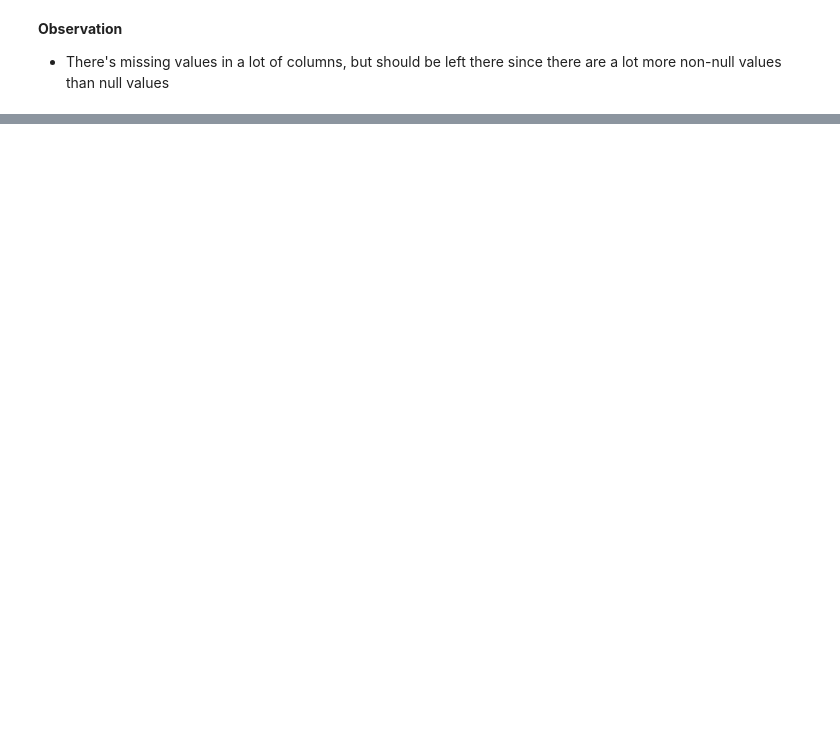
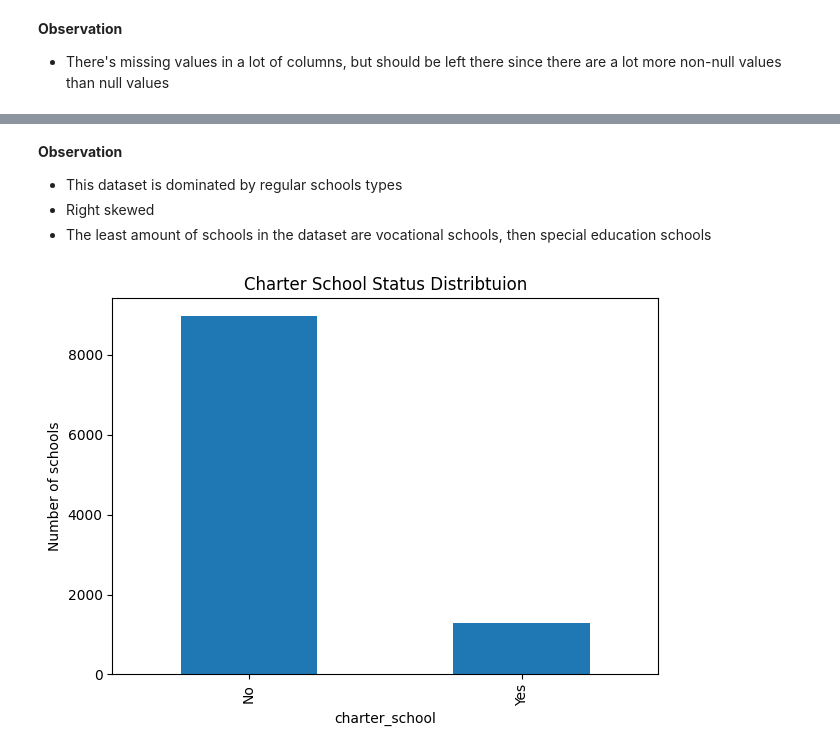
Before and after one commit to rodney-hong/eds-6340-project, a Jupyter notebook: Team 4_Midterm Project.ipynb, the cells around one changed output, grey strips where cells are left out. Drawn from its saved outputs; the diff is of its cells as text; code cells hidden in the pictures; blank space fills up the shorter version.

```diff
--- a/Team 4_Midterm Project.ipynb
+++ b/Team 4_Midterm Project.ipynb
@@ -971,0 +1189,13 @@ df.isnull().sum()
+# %% [markdown]
+**Observation**
+- This dataset is dominated by regular schools types
+- Right skewed
+- The least amount of schools in the dataset are vocational schools, then special education schools
+# %%
+df['charter_school'].value_counts(dropna=False).plot(kind='bar')
+plt.title('Charter School Status Distribtuion')
+plt.ylabel('Number of schools')
+plt.tight_layout()
+plt.show()
+# %% [output]
+[figure, added]
```
Also changed, not shown: parts of 42 cells of this notebook.
